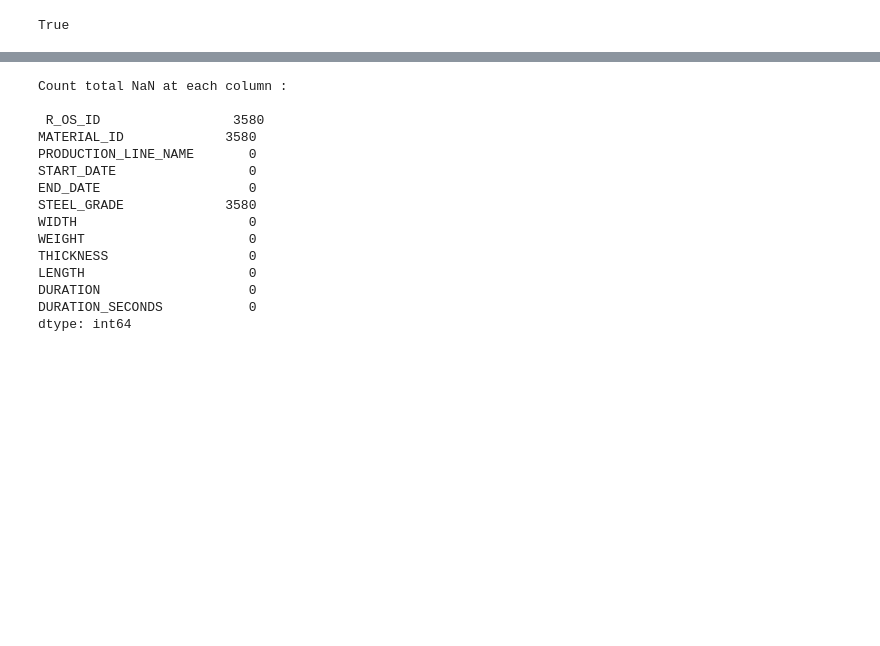
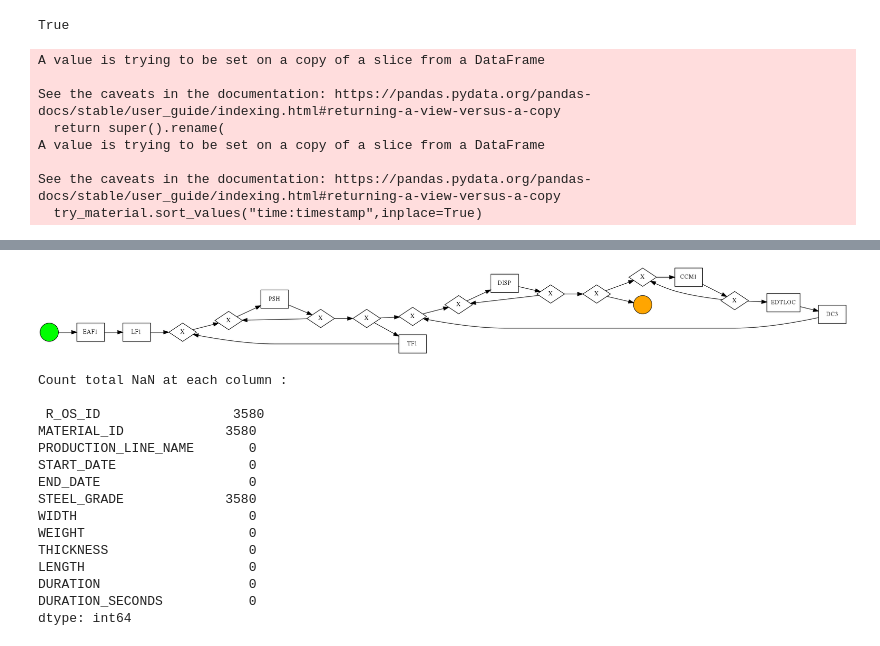
Before and after one commit to hu-yating/SMSGroupD, a Jupyter notebook: Data Cleaning.ipynb, the cells around one changed output, grey strips where cells are left out. Cells and saved outputs as stored; diff of their text form; code cells hidden in the pictures; blank space fills up the shorter version.

```diff
--- a/Data Cleaning.ipynb
+++ b/Data Cleaning.ipynb
@@ -238,3 +197,30 @@ df = df_no.drop_duplicates().copy()
 len(df) + len(duplicates) == len(data)
 # %% [output]
 True
+# %%
+try_material = df[df["MATERIAL_ID"]=="1589415.0"]
+try_material.rename(columns={'END_DATE': 'time:timestamp',
+'MATERIAL_ID': 'case:concept:name', 'PRODUCTION_LINE_NAME': 'concept:name'}, inplace=True)
+try_material.sort_values("time:timestamp",inplace=True)
+display(try_material)
+
+import pm4py
+import pandas as pd
+from pm4py.objects.log.util import dataframe_utils
+from pm4py.objects.conversion.log import converter as log_converter
+
+log = log_converter.apply(try_material)
+
+process_tree = pm4py.discover_tree_inductive(log)
+bpmn_model = pm4py.convert_to_bpmn(process_tree)
+pm4py.view_bpmn(bpmn_model)
+pm4py.save_vis_bpmn(bpmn_model,file_path='material1589415.jpg')
+# %% [output]
+A value is trying to be set on a copy of a slice from a DataFrame
+
+See the caveats in the documentation: https://pandas.pydata.org/pandas-docs/stable/user_guide/indexing.html#returning-a-view-versus-a-copy
+  return super().rename(
+A value is trying to be set on a copy of a slice from a DataFrame
+
+See the caveats in the documentation: https://pandas.pydata.org/pandas-docs/stable/user_guide/indexing.html#returning-a-view-versus-a-copy
+  try_material.sort_values("time:timestamp",inplace=True)
@@ -241,3 +242,4 @@ True
+[figure, added]
 # %%
 print(" \nCount total NaN at each column : \n\n",
       df.isnull().sum())
```
Also changed, not shown: parts of 14 cells of this notebook, 3 other files.
